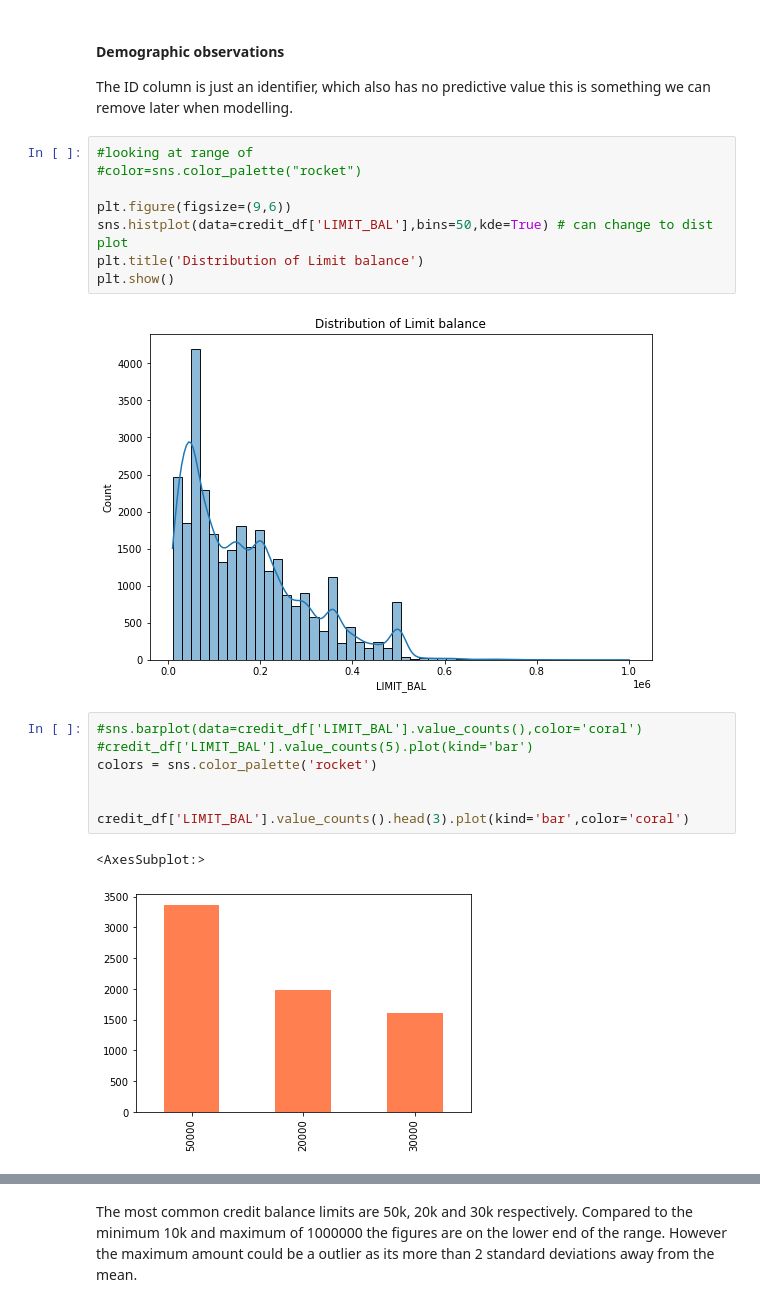
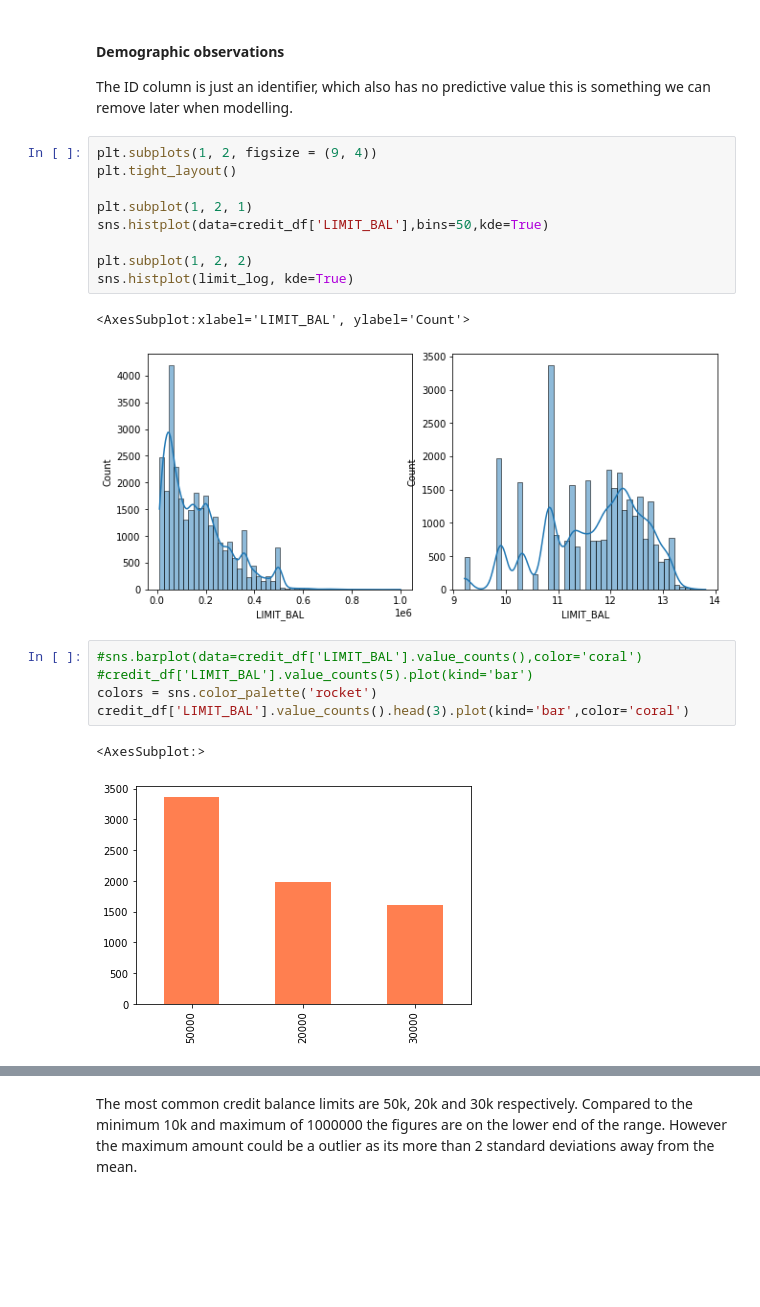
Before and after one commit to apayal/capstone_project, a Jupyter notebook: _notebooks/2022-07-01-eda.ipynb, the cells around one changed output, grey strips where cells are left out. Drawn from its saved outputs; the diff is of its cells as text; blank space fills up the shorter version.

```diff
--- a/_notebooks/2022-07-01-eda.ipynb
+++ b/_notebooks/2022-07-01-eda.ipynb
@@ -438,22 +444,22 @@ credit_df_clean
 
 
 The ID column is just an identifier, which also has no predictive value this is something we can remove later when modelling.
-# %%
-#looking at range of
-#color=sns.color_palette("rocket")
-
-plt.figure(figsize=(9,6))
-sns.histplot(data=credit_df['LIMIT_BAL'],bins=50,kde=True) # can change to dist plot
-plt.title('Distribution of Limit balance')
-plt.show()
-# %% [output]
-[figure, removed]
+# %%
+plt.subplots(1, 2, figsize = (9, 4))
+plt.tight_layout()
+
+plt.subplot(1, 2, 1)
+sns.histplot(data=credit_df['LIMIT_BAL'],bins=50,kde=True)
+
+plt.subplot(1, 2, 2)
+sns.histplot(limit_log, kde=True)
+# %% [output]
+<AxesSubplot:xlabel='LIMIT_BAL', ylabel='Count'>
+[figure, added]
 # %%
 #sns.barplot(data=credit_df['LIMIT_BAL'].value_counts(),color='coral')
 #credit_df['LIMIT_BAL'].value_counts(5).plot(kind='bar')
 colors = sns.color_palette('rocket')
-
-
 credit_df['LIMIT_BAL'].value_counts().head(3).plot(kind='bar',color='coral')
 # %% [output]
 <AxesSubplot:>
```
Also changed, not shown: parts of 7 cells of this notebook.
